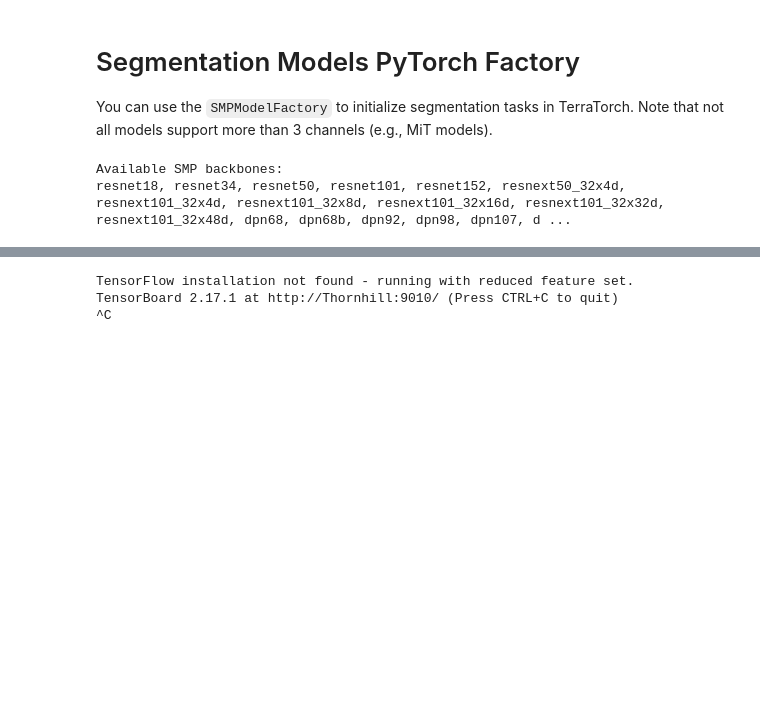
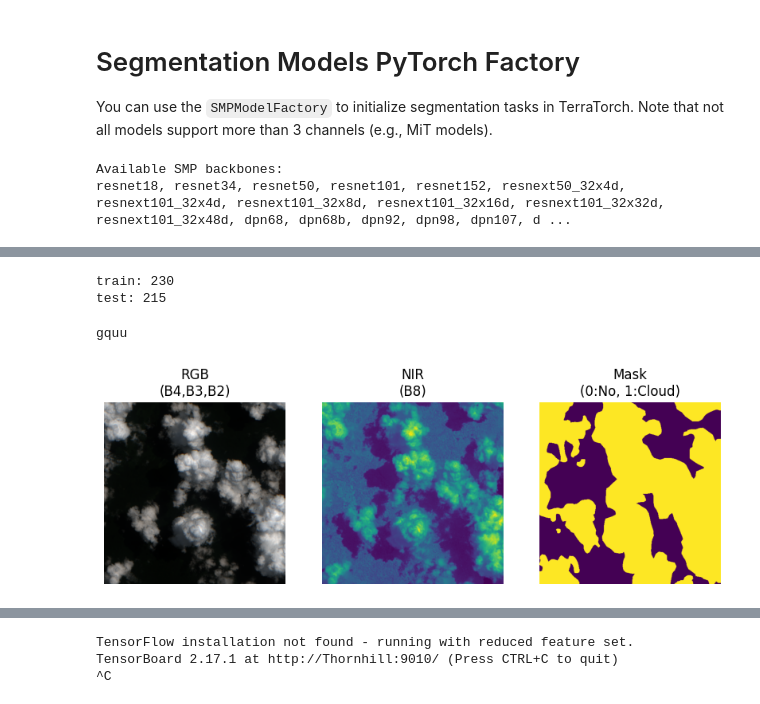
Before and after one commit to hk-kaden-kim/S2-CloudCover, a Jupyter notebook: analysis/terratorch_SegModelsPytorch.ipynb, the cells around one changed output, grey strips where cells are left out. Drawn from its saved outputs; the diff is of its cells as text; code cells hidden in the pictures; blank space fills up the shorter version.

```diff
--- a/analysis/terratorch_SegModelsPytorch.ipynb
+++ b/analysis/terratorch_SegModelsPytorch.ipynb
@@ -136,0 +113,27 @@ datamodule.setup("fit")
+# %%
+train_dataset = CustomCloudCoverDetection(root = './',
+                              split = 'train',
+                              transforms=A.Compose([A.Normalize(normalization='min_max_per_channel'),
+                                                    ToTensorV2()]),
+                              download=False)
+
+test_dataset = CustomCloudCoverDetection(root = './',
+                              split = 'test',
+                              transforms=A.Compose([A.Normalize(normalization='min_max_per_channel'),
+                                                    ToTensorV2()]),
+                              download=False)
+# %%
+print('train:', len(train_dataset))
+print('test:', len(test_dataset))
+# %% [output]
+train: 230
+test: 215
+# %%
+idxs = np.random.randint(0, len(train_dataset)-1, 1)
+
+for i, idx in enumerate(idxs):
+    print(train_dataset.metadata.loc[idx,'chip_id'])
+    train_dataset.plot(train_dataset[idx])
+# %% [output]
+gquu
+[figure, added]
```
Also changed, not shown: parts of 20 cells of this notebook.
